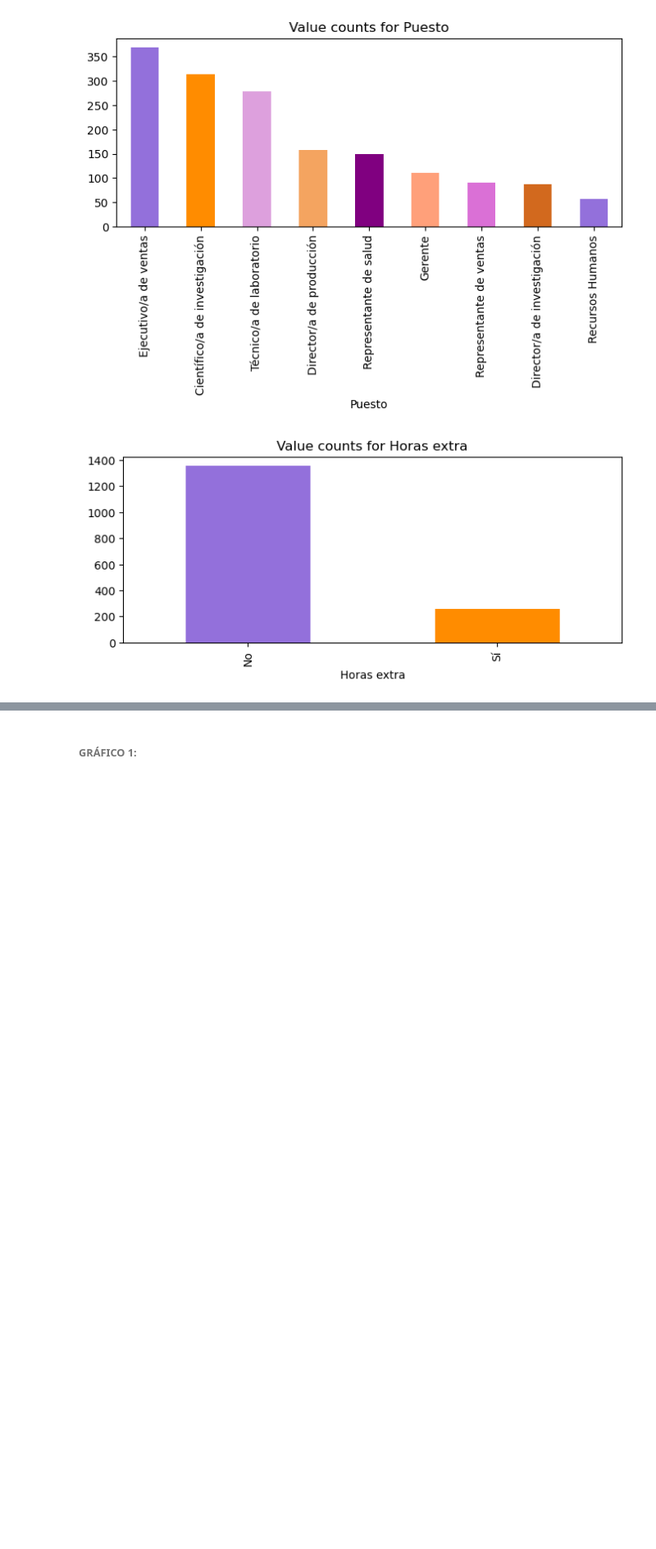
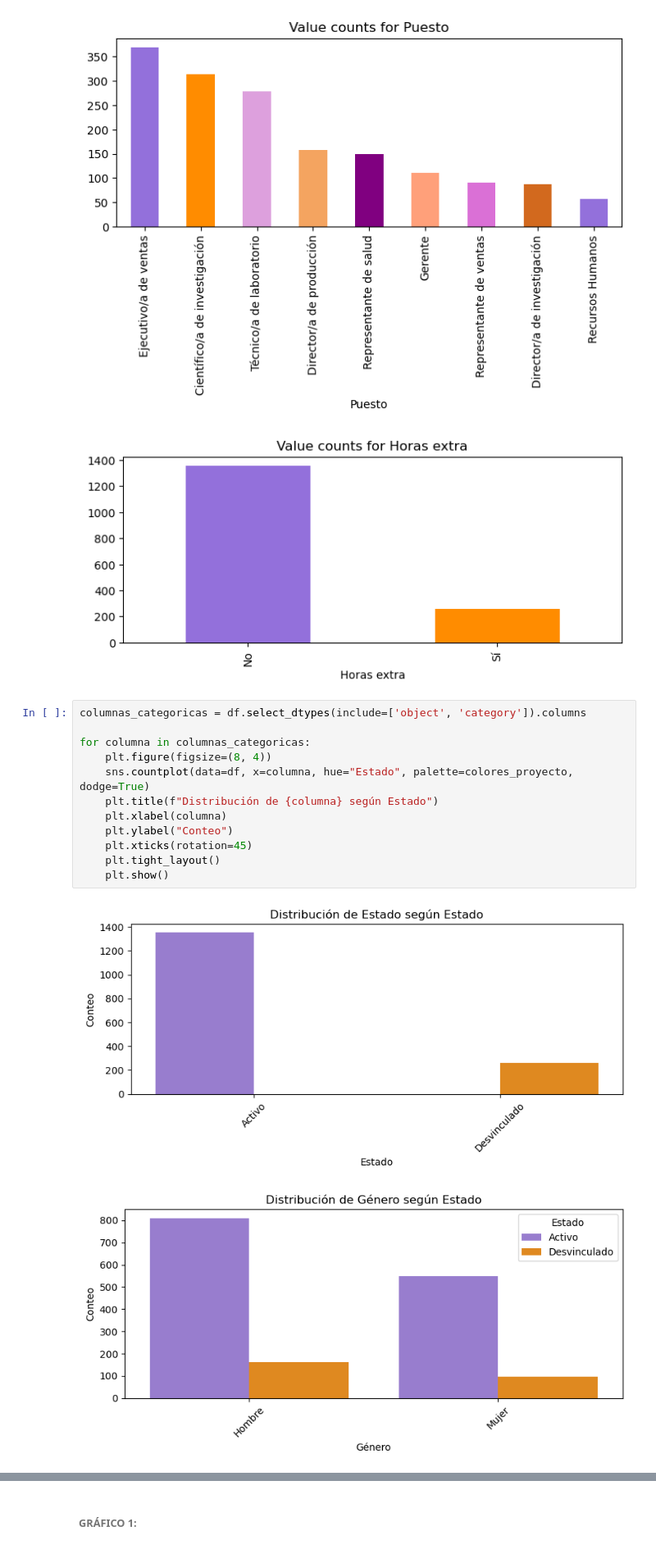
Before and after one commit to SilviaFarled/Modulo-3-Proyecto-Grupo4-Datahoot, a Jupyter notebook: PARTE-4_project-da-promo-52-modulo-3-team-4-VISUALIZACION.ipynb, the cells around one changed output, grey strips where cells are left out. Shown at 82% size. Saved outputs shown, nothing was run; the diff lists cells and outputs as text; blank space fills up the shorter version.

```diff
--- a/PARTE-4_project-da-promo-52-modulo-3-team-4-VISUALIZACION.ipynb
+++ b/PARTE-4_project-da-promo-52-modulo-3-team-4-VISUALIZACION.ipynb
@@ -202,3 +192,18 @@ for col in cat_cols:
 [figure]
 [figure]
 [figure]
+# %%
+columnas_categoricas = df.select_dtypes(include=['object', 'category']).columns
+
+for columna in columnas_categoricas:
+    plt.figure(figsize=(8, 4))
+    sns.countplot(data=df, x=columna, hue="Estado", palette=colores_proyecto, dodge=True)
+    plt.title(f"Distribución de {columna} según Estado")
+    plt.xlabel(columna)
+    plt.ylabel("Conteo")
+    plt.xticks(rotation=45)
+    plt.tight_layout()
+    plt.show()
+# %% [output]
+[figure, added]
+[figure, added]
```
Also changed, not shown: parts of 3 cells of this notebook.
